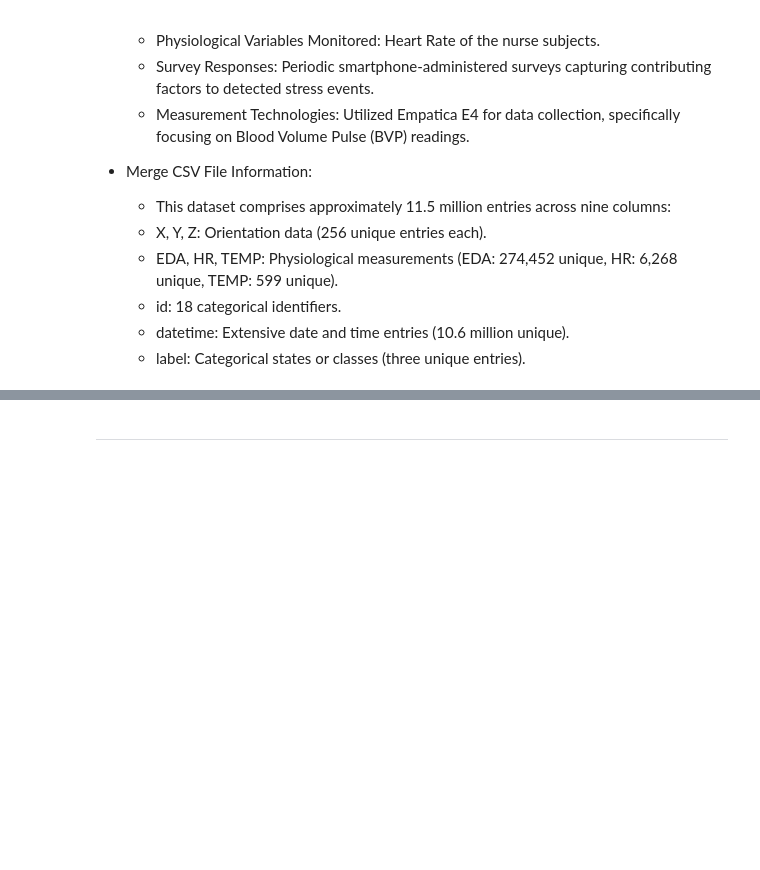
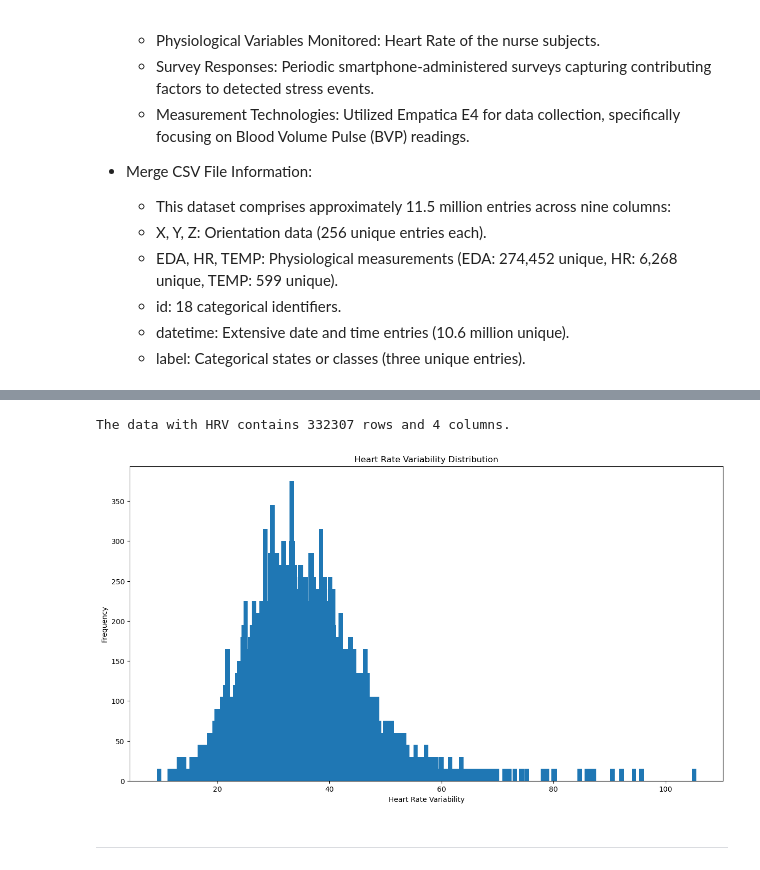
Before and after one commit to StamatisOrfanos/Stress_Detection, a Jupyter notebook: preprocessing.ipynb, the cells around one changed output, grey strips where cells are left out. Drawn from its saved outputs; the diff is of its cells as text; code cells hidden in the pictures; blank space fills up the shorter version.

```diff
--- a/preprocessing.ipynb
+++ b/preprocessing.ipynb
@@ -131,34 +142,36 @@ for i in range(0, len(data_pd), step):
         hr_list = chunk["HR"].tolist()
         ts_list = chunk["datetime"].astype(str).tolist()
         hrv_result = compute_hrv_from_heart_rate(hr_list, windowed=False, timestamps=ts_list, use_jitter=True)
         hrv_rmssd = hrv_result["rmssd"]
         hrv_values.extend([hrv_rmssd] * 15)
     else:
         hrv_values.extend([np.nan] * len(chunk))
 
 # Assign to new column
 data_pd["HRV"] = hrv_values
 
 # Export the data and delete downsampled data
 data_pd = data_pd[["HR", "HRV", "datetime", "label"]]
 data_pd.to_csv(os.path.join(data_path, "Healthcare/hrv.csv"), index=False)
 print("The data with HRV contains {} rows and {} columns.".format(data_pd.shape[0], data_pd.shape[1]))
 
 # Plot statistical data for the dataset
 hrvs = data_pd["HRV"].value_counts()
 nrows = 1
 ncols = 1
 
 fig, axs = plt.subplots(nrows, ncols, figsize=(15, 8))
 
 axs.bar(hrvs.index, hrvs.values)
 axs.set_title("Heart Rate Variability Distribution")
 axs.set_xlabel("Heart Rate Variability")
 axs.set_ylabel("Frequency")
-axs.grid()
 
 # Detete the resampled data
 os.remove(os.path.join(data_path, "Healthcare/resampled_data.csv"))
+# %% [output]
+The data with HRV contains 332307 rows and 4 columns.
+[figure, added]
 # %% [markdown]
 ---
 # %% [markdown]
```
Also changed, not shown: parts of 10 cells of this notebook.
